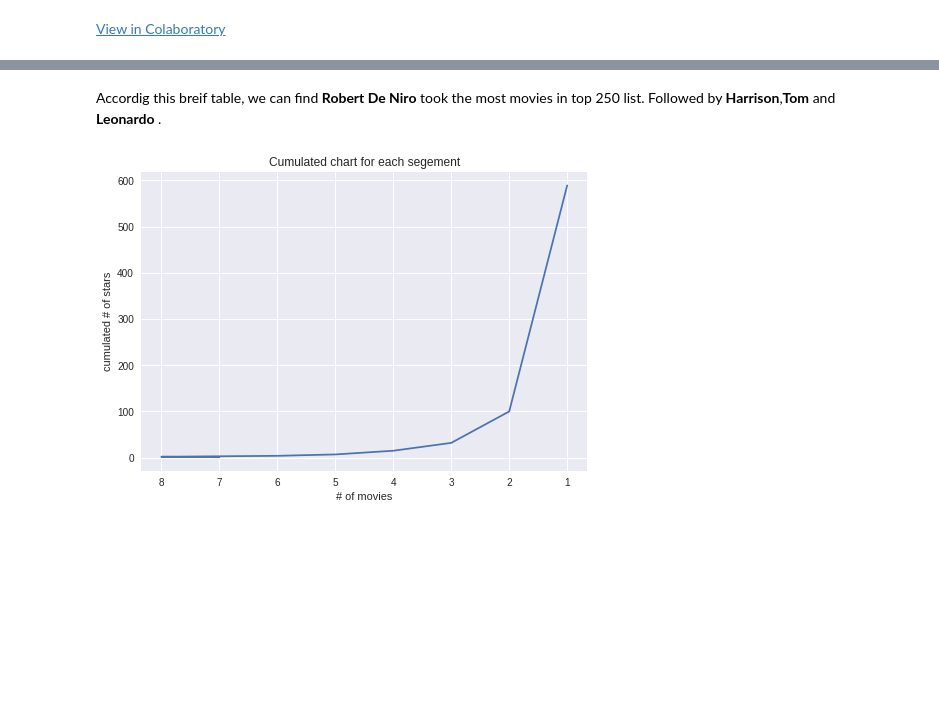
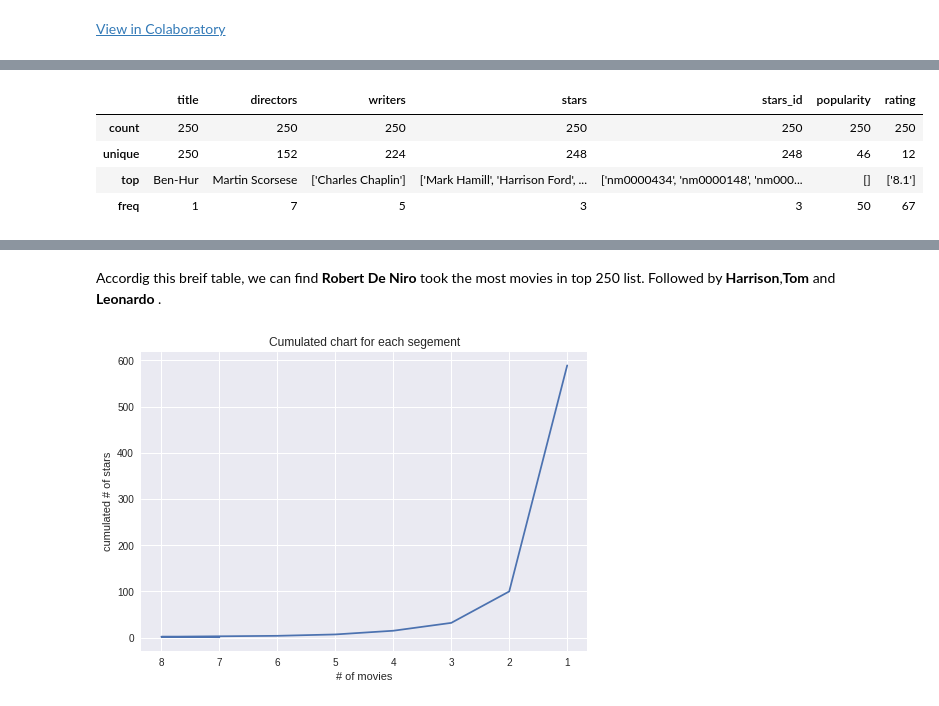
Before and after one commit to neoaksa/IMDB_Spider, a Jupyter notebook: Movie_Analysis.ipynb, the cells around one changed output, grey strips where cells are left out. Drawn from its saved outputs; the diff is of its cells as text; code cells hidden in the pictures; blank space fills up the shorter version.

```diff
--- a/Movie_Analysis.ipynb
+++ b/Movie_Analysis.ipynb
@@ -53,3 +12,47 @@ df_movieItem.describe()
+# %%
+import pandas as pd
+import numpy as np
+import urllib.request
+! pip install pydrive
+# these classes allow you to request the Google drive API
+from pydrive.auth import GoogleAuth
+from pydrive.drive import GoogleDrive
+from google.colab import auth
+from oauth2client.client import GoogleCredentials
+from googleapiclient.discovery import build
+from google.colab import auth
+
+# authenticate google drive
+auth.authenticate_user()
+drive_service = build('drive', 'v3')
+# 1. Authenticate and create the PyDrive client.
+gauth = GoogleAuth()
+gauth.credentials = GoogleCredentials.get_application_default()
+drive = GoogleDrive(gauth)
+
+def downloadFile(inputfilename,outputfilename):
+    downloaded = drive.CreateFile({'id': inputfilename})
+    # assume the file is called file.csv and it's located at the root of your drive
+    downloaded.GetContentFile(outputfilename)
+
+# traning file download
+MovieItemFile = downloadFile("1w8Ce9An_6vJH_o5Ux7A8Zf0zc2E419xN","MovieItem.csv")
+MovieReview = downloadFile("1R7kAHF9X_YnPGwsclqMn2_XA1WgVgjlC","MovieReview.csv")
+MovieStar = downloadFile("15d3ZiHoqvxxdRhS9-5it979D0M60Ued0","MovieStar.csv")
+
+df_movieItem = pd.read_csv('MovieItem.csv', delimiter=',',index_col=['id'])
+df_movieReview = pd.read_csv('MovieReview.csv', delimiter=',',index_col=['id'])
+df_movieStar = pd.read_csv('MovieStar.csv', delimiter=',',index_col=['id'])
+# sort by index id(also known by rating)
+df_movieItem = df_movieItem.sort_index(axis=0)
+# overview
+df_movieItem.describe()
+# %% [output]
+|  | title | directors | writers | stars | stars_id | popularity | rating |
+| count | 250 | 250 | 250 | 250 | 250 | 250 | 250 |
+| unique | 250 | 152 | 224 | 248 | 248 | 46 | 12 |
+| top | Ben-Hur | Martin Scorsese | ['Charles Chaplin'] | ['Mark Hamill', 'Harrison Ford', ... | ['nm0000434', 'nm0000148', 'nm000... | [] | ['8.1'] |
+| freq | 1 | 7 | 5 | 3 | 3 | 50 | 67 |
 # %%
 # stars analysis
 # pre-process for movieItem and movieStar
```
Also changed, not shown: parts of 6 cells of this notebook.
